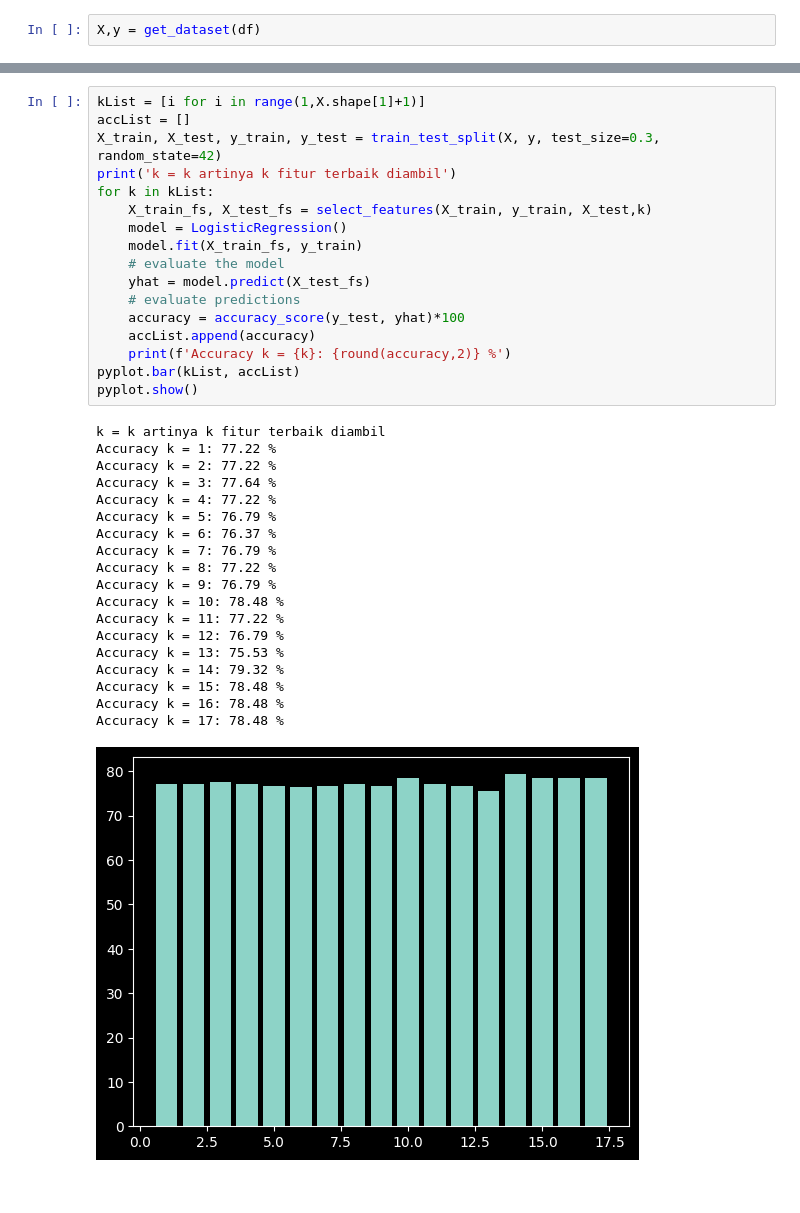
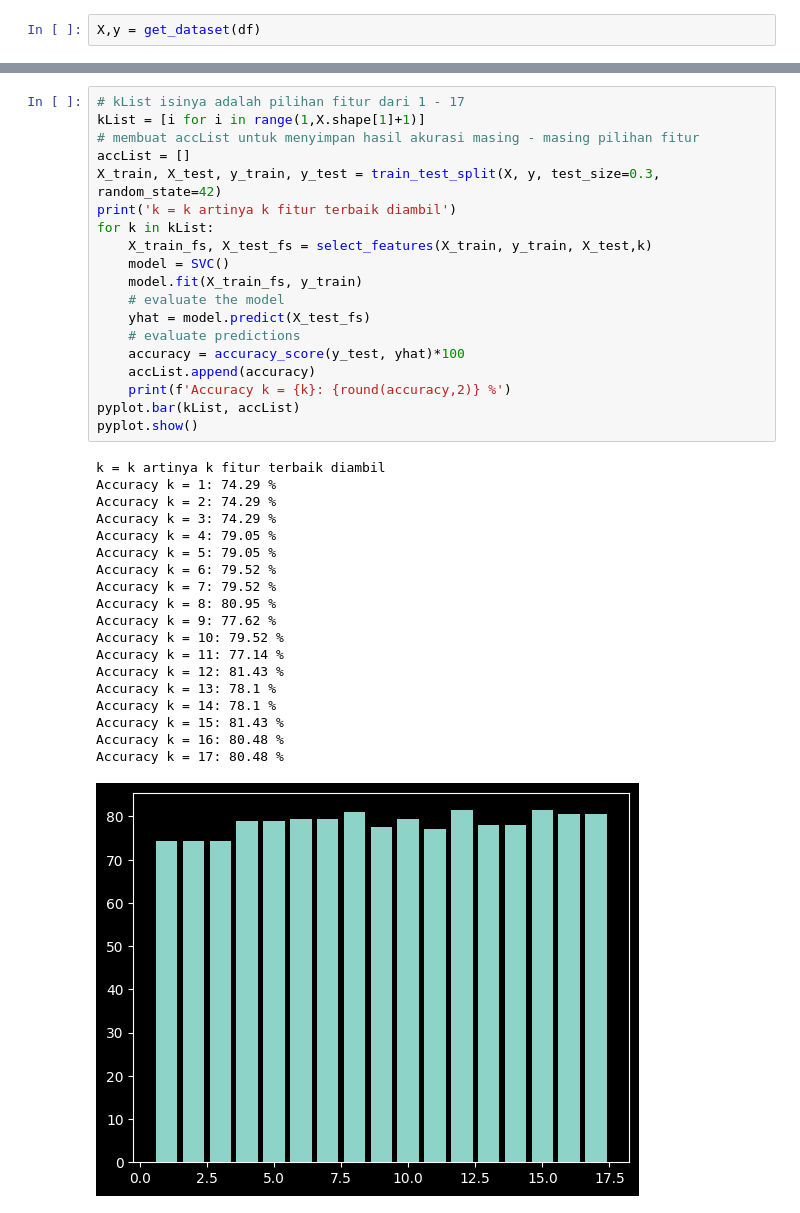
Before and after one commit to StefannusChristian/Data-Processing-and-Engineering, a Jupyter notebook: UTS/titanic/uts.ipynb, the cells around one changed output, grey strips where cells are left out. Cells and saved outputs as stored; diff of their text form.

```diff
--- a/UTS/titanic/uts.ipynb
+++ b/UTS/titanic/uts.ipynb
@@ -624,37 +697,39 @@ def select_features(X_train, y_train, X_test,k):
 # %%
+# kList isinya adalah pilihan fitur dari 1 - 17
 kList = [i for i in range(1,X.shape[1]+1)]
+# membuat accList untuk menyimpan hasil akurasi masing - masing pilihan fitur
 accList = []
 X_train, X_test, y_train, y_test = train_test_split(X, y, test_size=0.3, random_state=42)
 print('k = k artinya k fitur terbaik diambil')
 for k in kList:
 	X_train_fs, X_test_fs = select_features(X_train, y_train, X_test,k)
-	model = LogisticRegression()
+	model = SVC()
 	model.fit(X_train_fs, y_train)
 	# evaluate the model
 	yhat = model.predict(X_test_fs)
 	# evaluate predictions
 	accuracy = accuracy_score(y_test, yhat)*100
 	accList.append(accuracy)
 	print(f'Accuracy k = {k}: {round(accuracy,2)} %')
 pyplot.bar(kList, accList)
 pyplot.show()
 # %% [output]
 k = k artinya k fitur terbaik diambil
-Accuracy k = 1: 77.22 %
-Accuracy k = 2: 77.22 %
-Accuracy k = 3: 77.64 %
-Accuracy k = 4: 77.22 %
-Accuracy k = 5: 76.79 %
-Accuracy k = 6: 76.37 %
-Accuracy k = 7: 76.79 %
-Accuracy k = 8: 77.22 %
-Accuracy k = 9: 76.79 %
-Accuracy k = 10: 78.48 %
-Accuracy k = 11: 77.22 %
-Accuracy k = 12: 76.79 %
-Accuracy k = 13: 75.53 %
-Accuracy k = 14: 79.32 %
-Accuracy k = 15: 78.48 %
-Accuracy k = 16: 78.48 %
-Accuracy k = 17: 78.48 %
+Accuracy k = 1: 74.29 %
+Accuracy k = 2: 74.29 %
+Accuracy k = 3: 74.29 %
+Accuracy k = 4: 79.05 %
+Accuracy k = 5: 79.05 %
+Accuracy k = 6: 79.52 %
+Accuracy k = 7: 79.52 %
+Accuracy k = 8: 80.95 %
+Accuracy k = 9: 77.62 %
+Accuracy k = 10: 79.52 %
+Accuracy k = 11: 77.14 %
+Accuracy k = 12: 81.43 %
+Accuracy k = 13: 78.1 %
+Accuracy k = 14: 78.1 %
+Accuracy k = 15: 81.43 %
+Accuracy k = 16: 80.48 %
+Accuracy k = 17: 80.48 %
-[figure, old version]
+[figure, new version]
```
Also changed, not shown: parts of 115 cells of this notebook.
